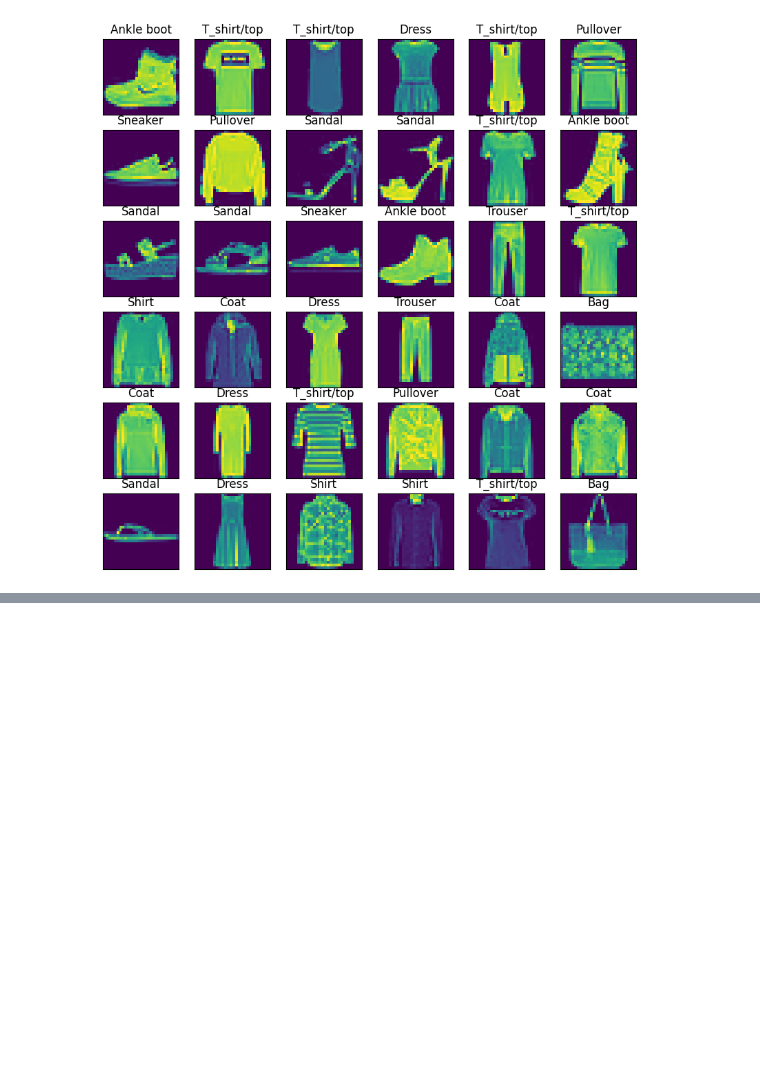
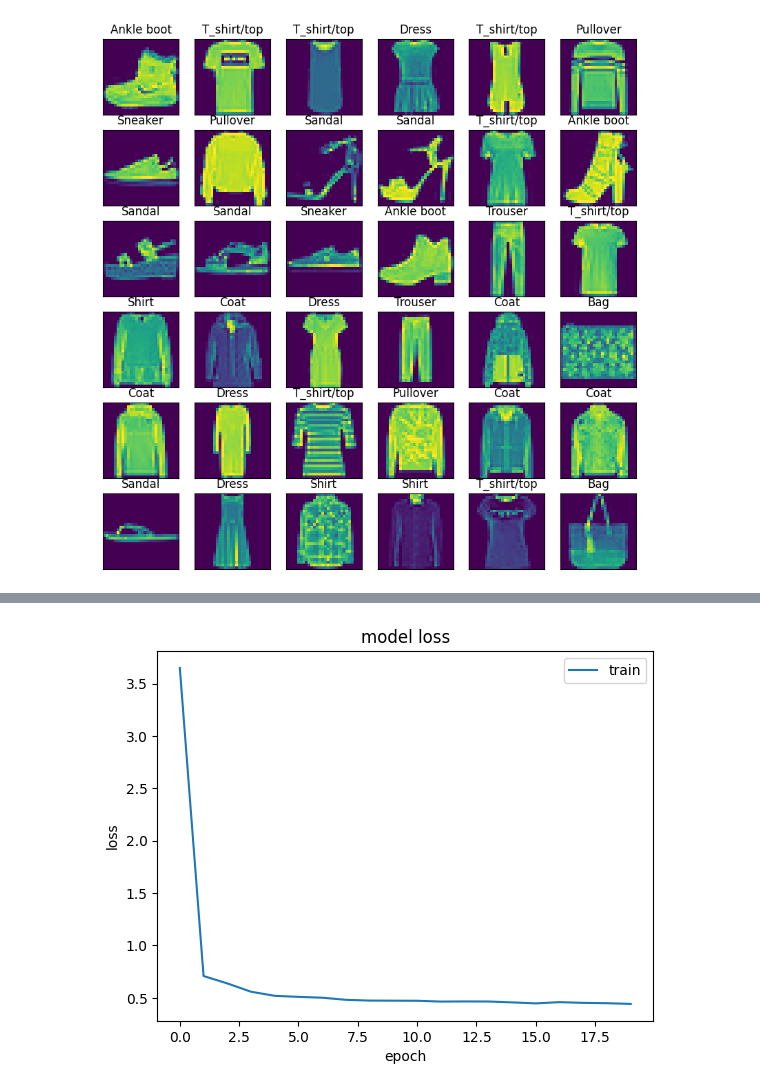
Before and after one commit to aitorTD/zalando_neural_network, a Jupyter notebook: zalando_neural.ipynb, the cells around one changed output, grey strips where cells are left out. Drawn from its saved outputs; the diff is of its cells as text; code cells hidden in the pictures; blank space fills up the shorter version.

```diff
--- a/zalando_neural.ipynb
+++ b/zalando_neural.ipynb
@@ -87,0 +120,2 @@ plt.subplots_adjust(hspace=0.3)
+# %%
+(train_images, train_labels), (test_images, test_labels) = keras.datasets.fashion_mnist.load_data()
@@ -87,0 +124,16 @@ plt.subplots_adjust(hspace=0.3)
+# %%
+# Crear modelo secuencial
+model = Sequential([
+  layers.Flatten(input_shape=(28, 28)),  # Convertir imagen en un vector unidimensional
+  layers.Dense(128, activation='relu'), # Capa oculta con 128 neuronas
+  layers.Dense(10)                      # Capa de salida con 10 neuronas correspondientes a las 10 clases de prendas
+])
+
+# Compilar modelo
+model.compile(optimizer='adam',
+              loss=tf.keras.losses.SparseCategoricalCrossentropy(from_logits=True),
+              metrics=['accuracy'])
+
+# Entrenar modelo
+history = model.fit(train_images, train_labels, epochs=20,
+                    validation_data=(test_images, test_labels))
@@ -87,0 +165,9 @@ plt.subplots_adjust(hspace=0.3)
+# %%
+plt.plot(history.history["loss"])
+plt.title("model loss")
+plt.ylabel("loss")
+plt.xlabel("epoch")
+plt.legend(["train"], loc="upper right")
+plt.show()
+# %% [output]
+[figure, added]
```
Also changed, not shown: parts of 11 cells of this notebook.
